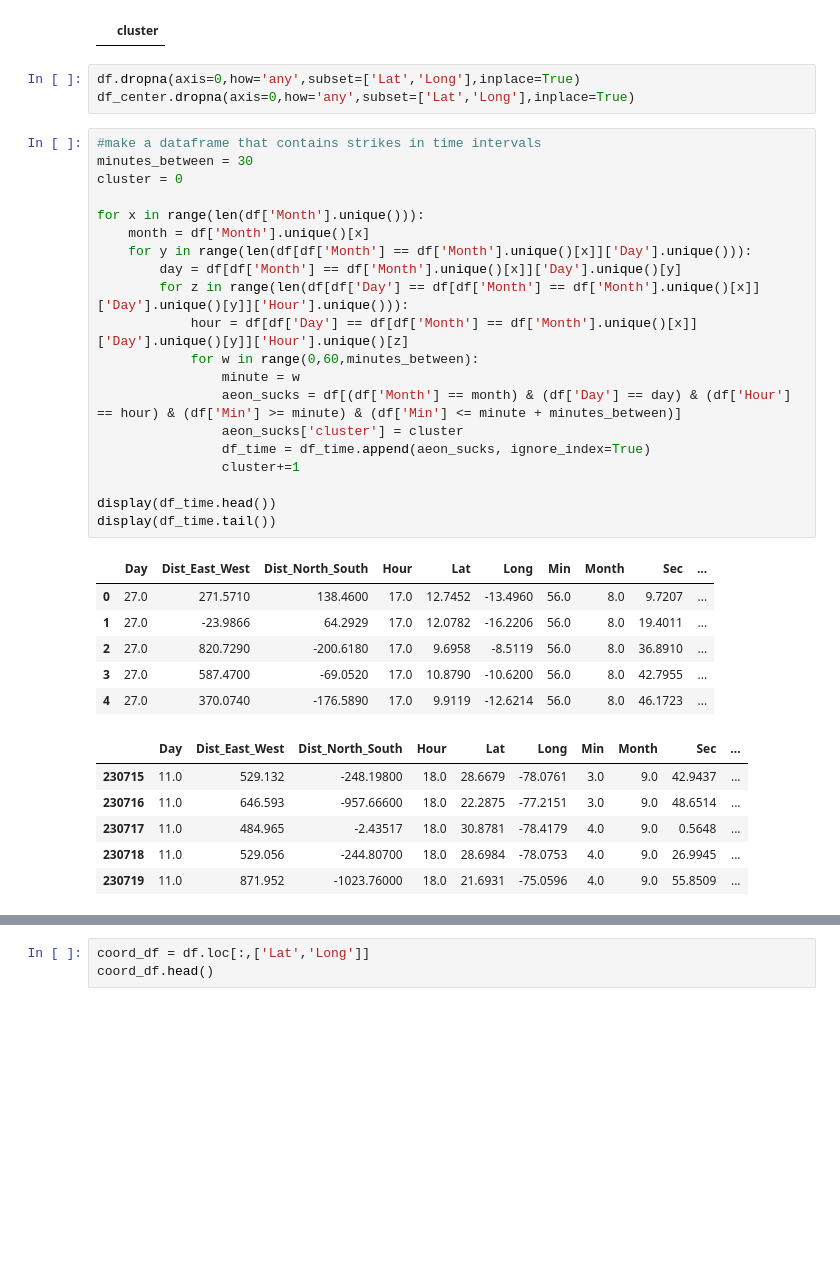
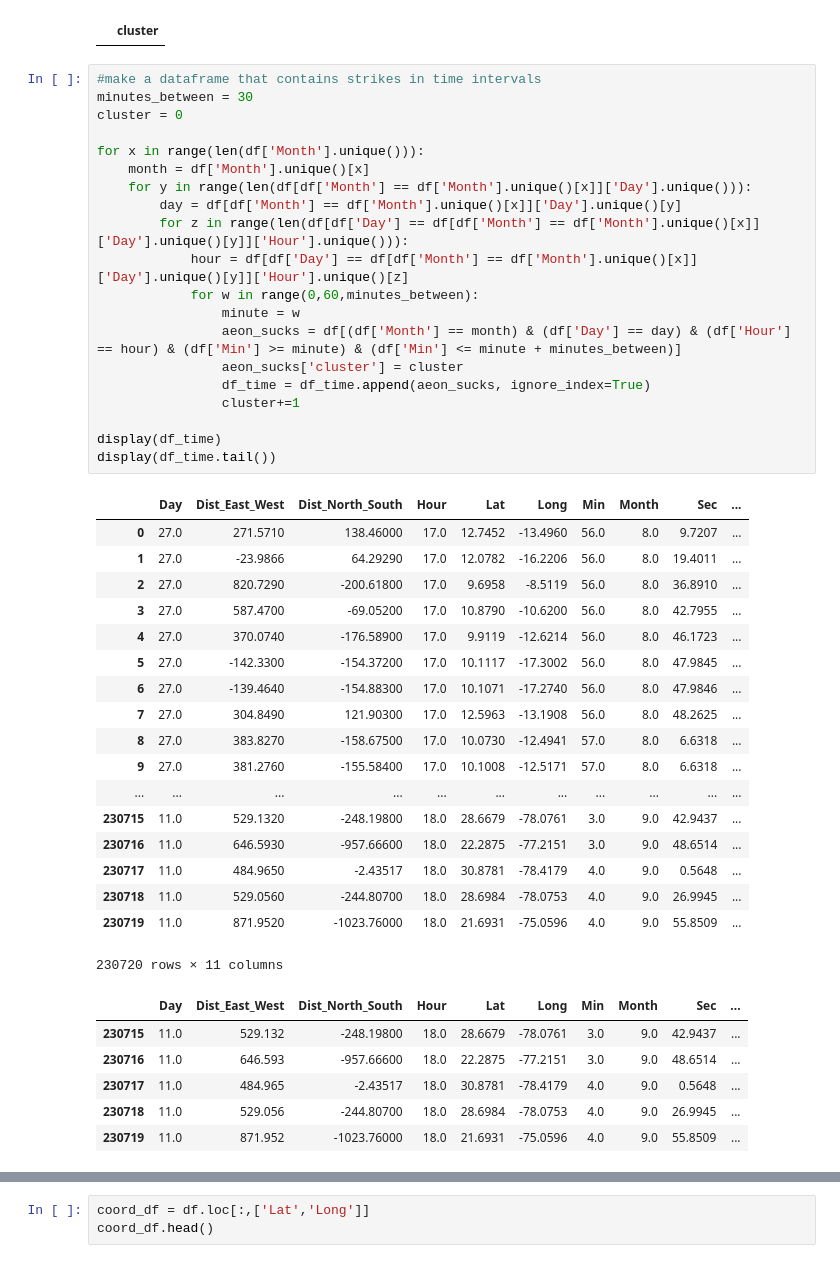
Before and after one commit to aeonwilliams/TeamSqueem, a Jupyter notebook: lighting_graphing/LightningGraphing-KMEANS.ipynb, the cells around one changed output, grey strips where cells are left out. Cells and saved outputs as stored; diff of their text form; blank space fills up the shorter version.

```diff
--- a/lighting_graphing/LightningGraphing-KMEANS.ipynb
+++ b/lighting_graphing/LightningGraphing-KMEANS.ipynb
@@ -45,36 +50,45 @@ display(df_time.head())
 | 3 | 2017 | 8 | 28 | 12 | 11.9 | -20.5 | 1009 | 25 | 0 |
 | 4 | 2017 | 8 | 28 | 18 | 12.3 | -21.0 | 1008 | 25 | 0 |
 |  | cluster |
-# %%
-df.dropna(axis=0,how='any',subset=['Lat','Long'],inplace=True)
-df_center.dropna(axis=0,how='any',subset=['Lat','Long'],inplace=True)
 # %%
 #make a dataframe that contains strikes in time intervals
 minutes_between = 30
 cluster = 0
 
 for x in range(len(df['Month'].unique())):
     month = df['Month'].unique()[x]
     for y in range(len(df[df['Month'] == df['Month'].unique()[x]]['Day'].unique())):
         day = df[df['Month'] == df['Month'].unique()[x]]['Day'].unique()[y]
         for z in range(len(df[df['Day'] == df[df['Month'] == df['Month'].unique()[x]]['Day'].unique()[y]]['Hour'].unique())):
             hour = df[df['Day'] == df[df['Month'] == df['Month'].unique()[x]]['Day'].unique()[y]]['Hour'].unique()[z]
             for w in range(0,60,minutes_between):
                 minute = w
                 aeon_sucks = df[(df['Month'] == month) & (df['Day'] == day) & (df['Hour'] == hour) & (df['Min'] >= minute) & (df['Min'] <= minute + minutes_between)]
                 aeon_sucks['cluster'] = cluster
                 df_time = df_time.append(aeon_sucks, ignore_index=True)
                 cluster+=1
 
-display(df_time.head())
+display(df_time)
 display(df_time.tail())
 # %% [output]
 |  | Day | Dist_East_West | Dist_North_South | Hour | Lat | Long | Min | Month | Sec | ... |
-| 0 | 27.0 | 271.5710 | 138.4600 | 17.0 | 12.7452 | -13.4960 | 56.0 | 8.0 | 9.7207 | ... |
-| 1 | 27.0 | -23.9866 | 64.2929 | 17.0 | 12.0782 | -16.2206 | 56.0 | 8.0 | 19.4011 | ... |
-| 2 | 27.0 | 820.7290 | -200.6180 | 17.0 | 9.6958 | -8.5119 | 56.0 | 8.0 | 36.8910 | ... |
-| 3 | 27.0 | 587.4700 | -69.0520 | 17.0 | 10.8790 | -10.6200 | 56.0 | 8.0 | 42.7955 | ... |
-| 4 | 27.0 | 370.0740 | -176.5890 | 17.0 | 9.9119 | -12.6214 | 56.0 | 8.0 | 46.1723 | ... |
+| 0 | 27.0 | 271.5710 | 138.46000 | 17.0 | 12.7452 | -13.4960 | 56.0 | 8.0 | 9.7207 | ... |
+| 1 | 27.0 | -23.9866 | 64.29290 | 17.0 | 12.0782 | -16.2206 | 56.0 | 8.0 | 19.4011 | ... |
+| 2 | 27.0 | 820.7290 | -200.61800 | 17.0 | 9.6958 | -8.5119 | 56.0 | 8.0 | 36.8910 | ... |
+| 3 | 27.0 | 587.4700 | -69.05200 | 17.0 | 10.8790 | -10.6200 | 56.0 | 8.0 | 42.7955 | ... |
+| 4 | 27.0 | 370.0740 | -176.58900 | 17.0 | 9.9119 | -12.6214 | 56.0 | 8.0 | 46.1723 | ... |
+| 5 | 27.0 | -142.3300 | -154.37200 | 17.0 | 10.1117 | -17.3002 | 56.0 | 8.0 | 47.9845 | ... |
+| 6 | 27.0 | -139.4640 | -154.88300 | 17.0 | 10.1071 | -17.2740 | 56.0 | 8.0 | 47.9846 | ... |
+| 7 | 27.0 | 304.8490 | 121.90300 | 17.0 | 12.5963 | -13.1908 | 56.0 | 8.0 | 48.2625 | ... |
+| 8 | 27.0 | 383.8270 | -158.67500 | 17.0 | 10.0730 | -12.4941 | 57.0 | 8.0 | 6.6318 | ... |
+| 9 | 27.0 | 381.2760 | -155.58400 | 17.0 | 10.1008 | -12.5171 | 57.0 | 8.0 | 6.6318 | ... |
+| ... | ... | ... | ... | ... | ... | ... | ... | ... | ... | ... |
+| 230715 | 11.0 | 529.1320 | -248.19800 | 18.0 | 28.6679 | -78.0761 | 3.0 | 9.0 | 42.9437 | ... |
+| 230716 | 11.0 | 646.5930 | -957.66600 | 18.0 | 22.2875 | -77.2151 | 3.0 | 9.0 | 48.6514 | ... |
+| 230717 | 11.0 | 484.9650 | -2.43517 | 18.0 | 30.8781 | -78.4179 | 4.0 | 9.0 | 0.5648 | ... |
+| 230718 | 11.0 | 529.0560 | -244.80700 | 18.0 | 28.6984 | -78.0753 | 4.0 | 9.0 | 26.9945 | ... |
+| 230719 | 11.0 | 871.9520 | -1023.76000 | 18.0 | 21.6931 | -75.0596 | 4.0 | 9.0 | 55.8509 | ... |
+230720 rows × 11 columns
 |  | Day | Dist_East_West | Dist_North_South | Hour | Lat | Long | Min | Month | Sec | ... |
 | 230715 | 11.0 | 529.132 | -248.19800 | 18.0 | 28.6679 | -78.0761 | 3.0 | 9.0 | 42.9437 | ... |
 | 230716 | 11.0 | 646.593 | -957.66600 | 18.0 | 22.2875 | -77.2151 | 3.0 | 9.0 | 48.6514 | ... |
```
Also changed, not shown: parts of 2 cells of this notebook.
